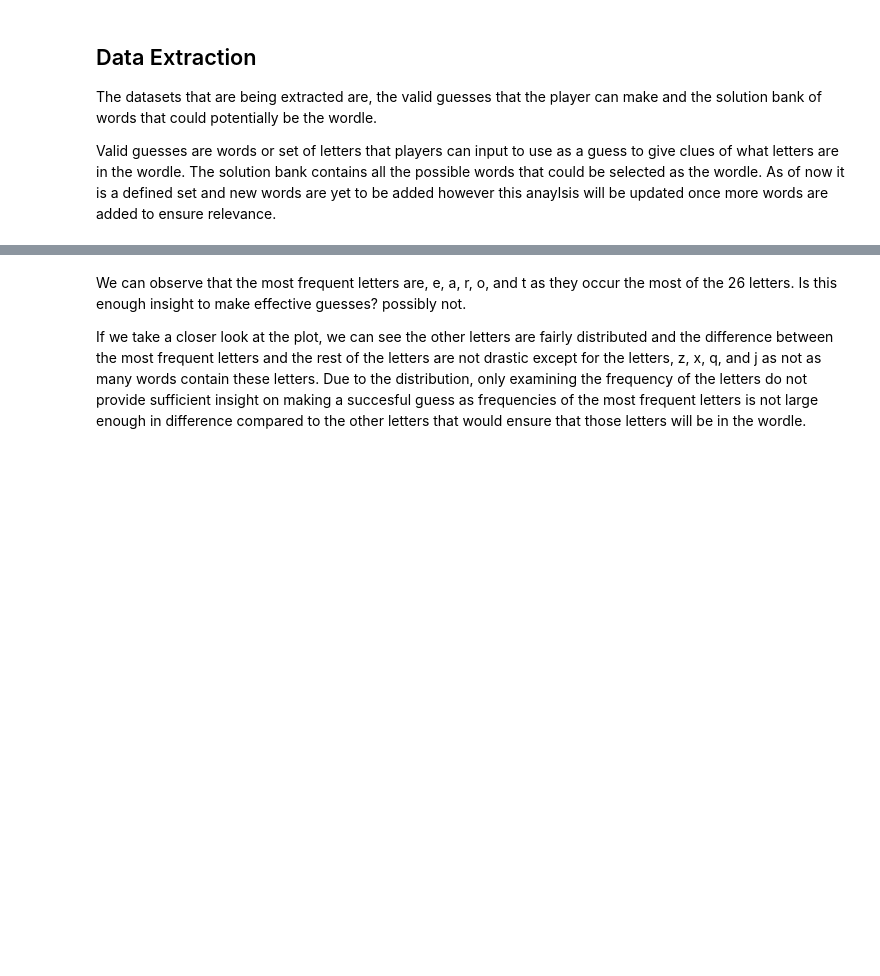
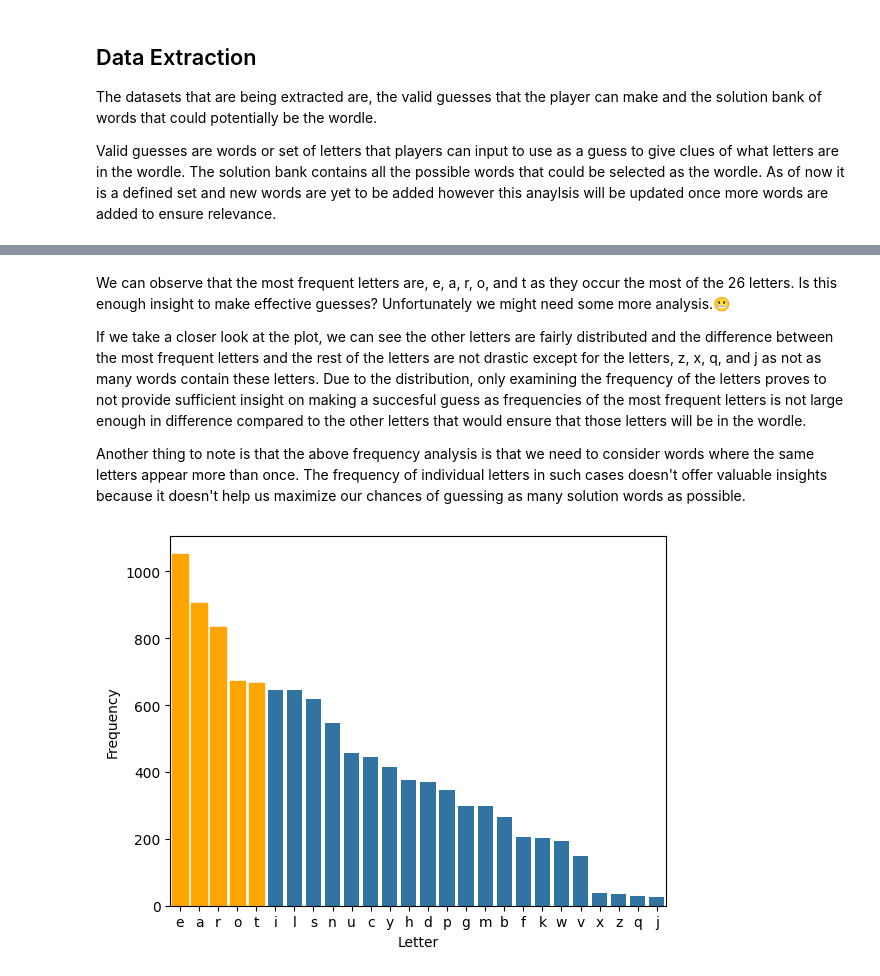
Before and after one commit to Dom17Pham/WordleMe, a Jupyter notebook: WordleAnalysis.ipynb, the cells around one changed output, grey strips where cells are left out. Drawn from its saved outputs; the diff is of its cells as text; code cells hidden in the pictures; blank space fills up the shorter version.

```diff
--- a/WordleAnalysis.ipynb
+++ b/WordleAnalysis.ipynb
@@ -62,5 +71,37 @@ sns.barplot(LetterFrequency, x='Letter', y='Frequency')
 # %% [markdown]
 We can observe that the most frequent letters are, e, a, r, o, and t as they occur the most of the 26 letters.
-Is this enough insight to make effective guesses? possibly not.
+Is this enough insight to make effective guesses?
+Unfortunately we might need some more analysis.😬
 
-If we take a closer look at the plot, we can see the other letters are fairly distributed and the difference between the most frequent letters and the rest of the letters are not drastic except for the letters, z, x, q, and j as not as many words contain these letters. Due to the distribution, only examining the frequency of the letters do not provide sufficient insight on making a succesful guess as frequencies of the most frequent letters is not large enough in difference compared to the other letters that would ensure that those letters will be in the wordle.
+If we take a closer look at the plot, we can see the other letters are fairly distributed and the difference between the most frequent letters and the rest of the letters are not drastic except for the letters, z, x, q, and j as not as many words contain these letters. Due to the distribution, only examining the frequency of the letters proves to not provide sufficient insight on making a succesful guess as frequencies of the most frequent letters is not large enough in difference compared to the other letters that would ensure that those letters will be in the wordle.
+
+Another thing to note is that the above frequency analysis is that we need to consider words where the same letters appear more than once. The frequency of individual letters in such cases doesn't offer valuable insights because it doesn't help us maximize our chances of guessing as many solution words as possible.
+# %%
+def count_letters(word):
+    letter_count = {}
+    for letter in set(word):  # Convert word to a set to eliminate duplicate letters
+        letter_count[letter] = 1
+    return letter_count
+
+WordleSolutions['letter_count'] = WordleSolutions['word'].apply(count_letters)
+
+letter_frequency = {}
+
+for index, row in WordleSolutions.iterrows():
+    letter_count = row['letter_count']
+    for letter, frequency in letter_count.items():
+        if letter in letter_frequency:
+            letter_frequency[letter] += frequency
+        else:
+            letter_frequency[letter] = frequency
+
+LetterFrequency = pd.DataFrame(list(letter_frequency.items()), columns=['Letter', 'Frequency'])
+LetterFrequency = LetterFrequency.sort_values(by='Frequency', ascending=False).reset_index(drop=True)
+
+ax = sns.barplot(data=LetterFrequency, x='Letter', y='Frequency')
+
+top_5_letters = LetterFrequency.iloc[:5]
+for i, (index, row) in enumerate(top_5_letters.iterrows()):
+    ax.patches[i].set_color('orange')
+# %% [output]
+[figure, added]
```
Also changed, not shown: parts of 9 cells of this notebook.
